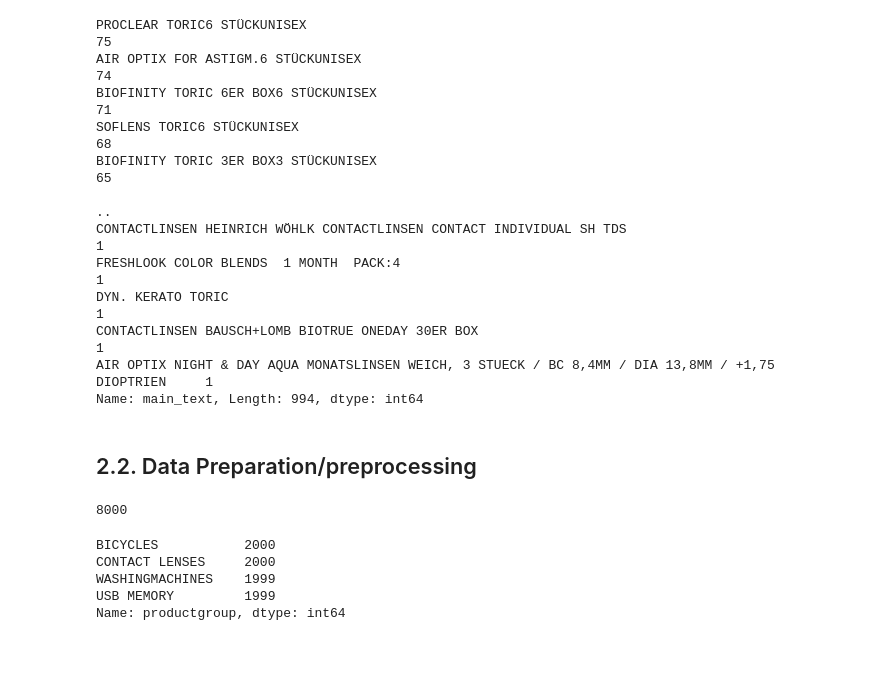
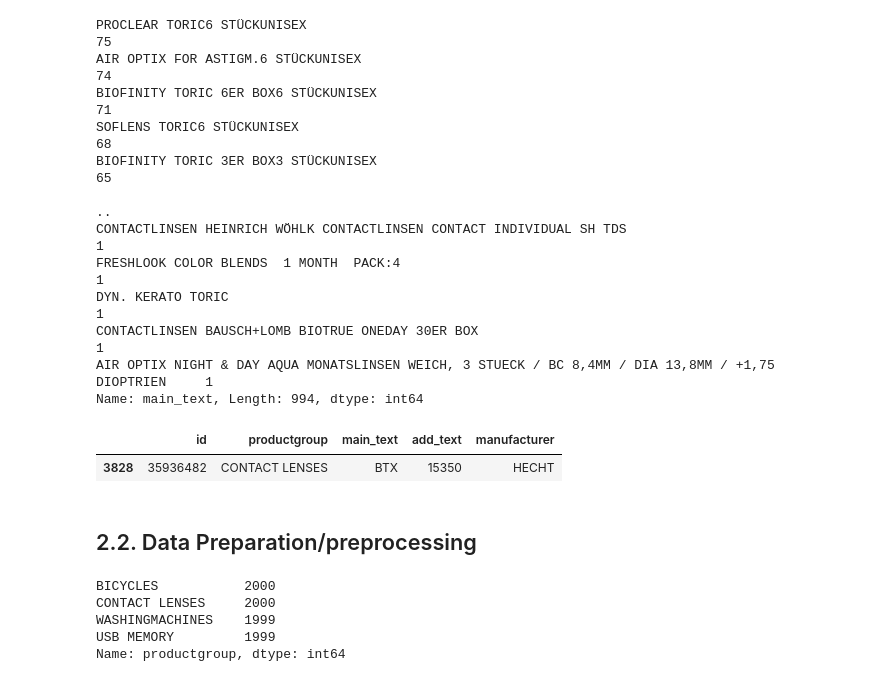
Before and after one commit to HugoPaulino/Task, a Jupyter notebook: product_classification/notebooks/product_categorization.ipynb, the cells around one changed output. Saved outputs shown, nothing was run; the diff lists cells and outputs as text; code cells hidden in the pictures; blank space fills up the shorter version.

```diff
--- a/product_classification/notebooks/product_categorization.ipynb
+++ b/product_classification/notebooks/product_categorization.ipynb
@@ -200,12 +197,13 @@ DYN. KERATO TORIC
 CONTACTLINSEN BAUSCH+LOMB BIOTRUE ONEDAY 30ER BOX                                                     1
 AIR OPTIX NIGHT & DAY AQUA MONATSLINSEN WEICH, 3 STUECK / BC 8,4MM / DIA 13,8MM / +1,75 DIOPTRIEN     1
 Name: main_text, Length: 994, dtype: int64
+# %%
+df[( df["main_text"].str.len() < 4 )]
+# %% [output]
+|  | id | productgroup | main_text | add_text | manufacturer |
+| 3828 | 35936482 | CONTACT LENSES | BTX | 15350 | HECHT |
 # %% [markdown]
 ## <a id='2.2'>2.2.  Data Preparation/preprocessing</a>
-# %%
-len(df)
-# %% [output]
-8000
 # %%
 # drop rows with only two character and that doesn't add anything to the model
 df_train_preprocessing = df[( df["main_text"].str.len() > 1 )]
```
Also changed, not shown: parts of 1 cell of this notebook, 1 other file.
